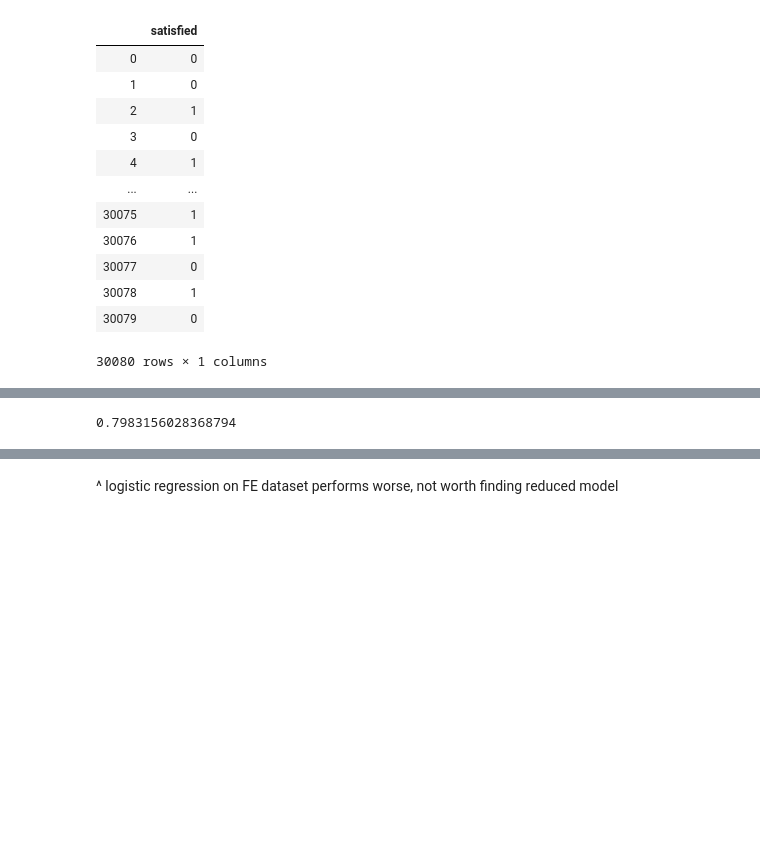
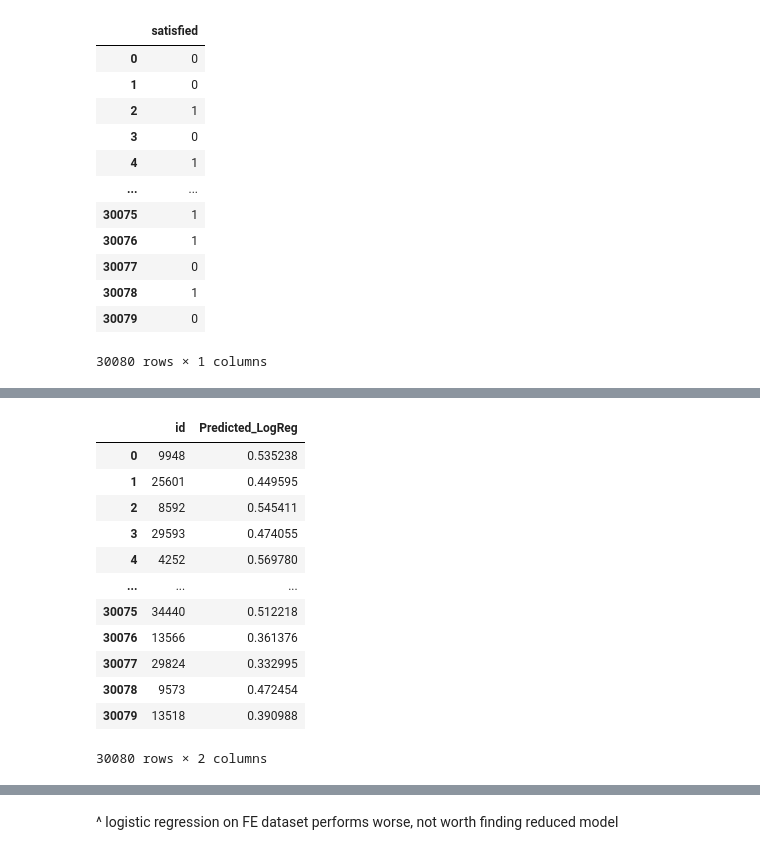
Before and after one commit to sabrina-tan/stat441-W20-project, a Jupyter notebook: 04-modeling/logistic_regression.ipynb, the cells around one changed output, grey strips where cells are left out. Saved outputs shown, nothing was run; the diff lists cells and outputs as text; code cells hidden in the pictures; blank space fills up the shorter version.

```diff
--- a/04-modeling/logistic_regression.ipynb
+++ b/04-modeling/logistic_regression.ipynb
@@ -222 +176,22 @@ test_pred_full_log_model
 9245 rows × 2 columns
+# %%
+y_pred_full_log_model_train = full_log_model.predict(X)
+probs = full_log_model.predict_proba(X)
+z = [row[1] for row in probs]
+test_ids = train['id']
+train_pred_full_log_model = pd.DataFrame({'id': test_ids, 'Predicted_LogReg':z})
+train_pred_full_log_model
+# %% [output]
+|  | id | Predicted_LogReg |
+| 0 | 9948 | 0.535238 |
+| 1 | 25601 | 0.449595 |
+| 2 | 8592 | 0.545411 |
+| 3 | 29593 | 0.474055 |
+| 4 | 4252 | 0.569780 |
+| ... | ... | ... |
+| 30075 | 34440 | 0.512218 |
+| 30076 | 13566 | 0.361376 |
+| 30077 | 29824 | 0.332995 |
+| 30078 | 9573 | 0.472454 |
+| 30079 | 13518 | 0.390988 |
+30080 rows × 2 columns
@@ -223,11 +201,9 @@ test_pred_full_log_model
 # %%
-X_train, X_test, y_train, y_test = train_test_split(X,y, test_size = 0.3, random_state = 0)
+# X_train, X_test, y_train, y_test = train_test_split(X,y, test_size = 0.3, random_state = 0)
 model = LogisticRegression()
 model.fit(X_train,y_train)
 score = model.score(X_test,y_test)
 print(score)
-# %% [output]
-0.7983156028368794
 # %%
 X_train_FE, X_test_FE, y_train_FE, y_test_FE = train_test_split(X_FE,y_FE, test_size = 0.3, random_state = 0)
 model_FE = LogisticRegression()
```
Also changed, not shown: parts of 18 cells of this notebook, 2 other files.
